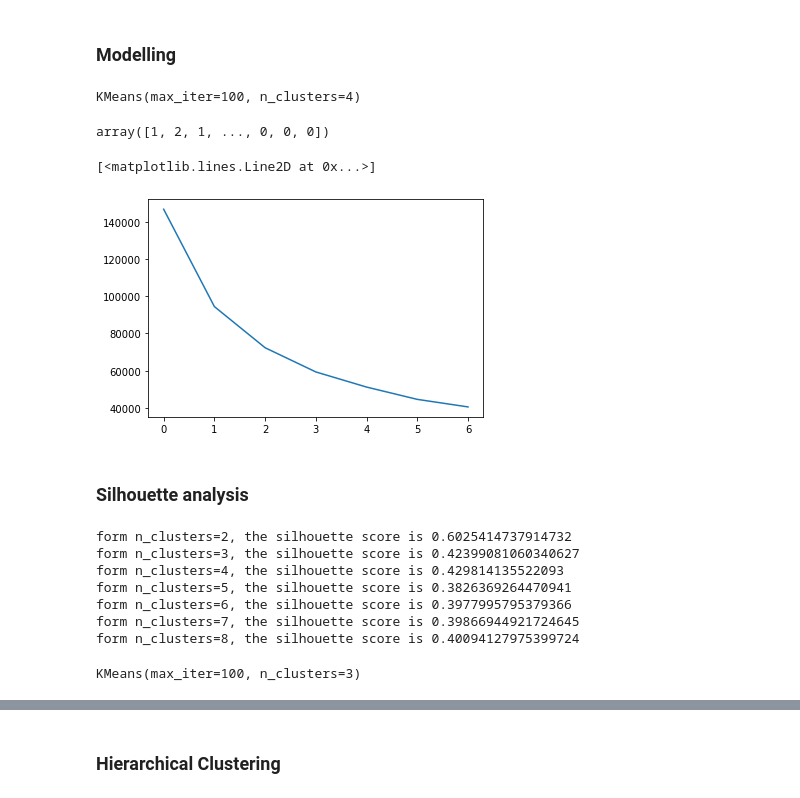
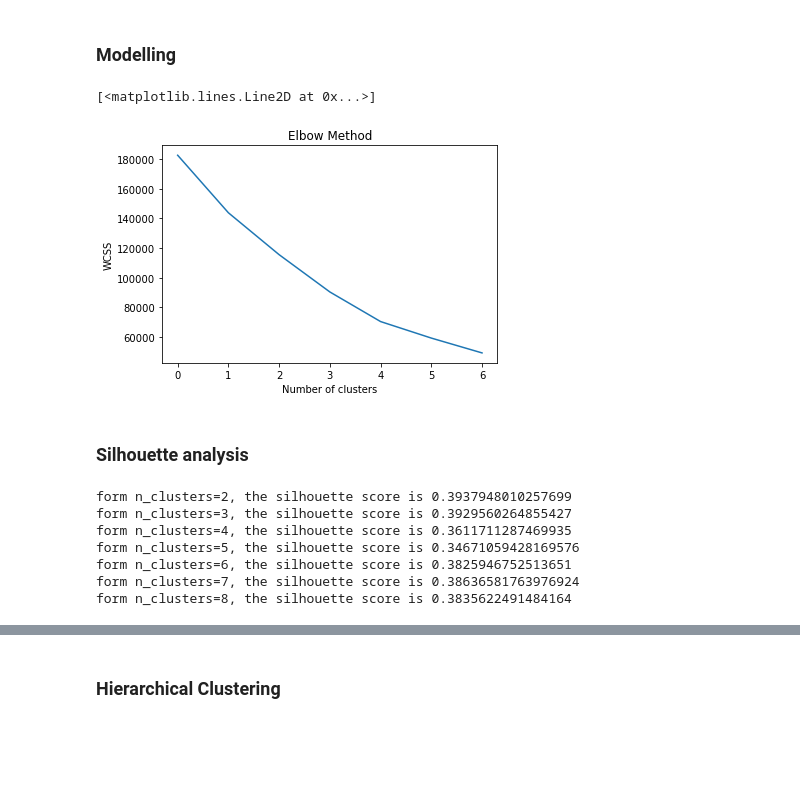
Before and after one commit to pm1596/Segmentation, a Jupyter notebook: ImpactCaseStudy - Clustering.ipynb, the cells around one changed output, grey strips where cells are left out. Drawn from its saved outputs; the diff is of its cells as text; code cells hidden in the pictures; blank space fills up the shorter version.

```diff
--- a/ImpactCaseStudy - Clustering.ipynb
+++ b/ImpactCaseStudy - Clustering.ipynb
@@ -500,21 +630,21 @@ grouped_df = grouped_df.rename(columns={'Lifetime Monetary': 'Lifetime_Monetary'
 # %%
 # removing (statistical) outliers
-Q1 = grouped_df.Lifetime_Monetary.quantile(0.05)
-Q3 = grouped_df.Lifetime_Monetary.quantile(0.95)
-IQR = Q3 - Q1
-grouped_df = grouped_df[(grouped_df.Lifetime_Monetary >= Q1 - 1.5*IQR) & (grouped_df.Lifetime_Monetary <= Q3 + 1.5*IQR)]
+#Q1 = grouped_df.Lifetime_Monetary.quantile(0.05)
+#Q3 = grouped_df.Lifetime_Monetary.quantile(0.95)
+#IQR = Q3 - Q1
+#grouped_df = grouped_df[(grouped_df.Lifetime_Monetary >= Q1 - 1.5*IQR) & (grouped_df.Lifetime_Monetary <= Q3 + 1.5*IQR)]
 # %%
 # outlier treatment for recency
-Q1 = grouped_df.Lifetime_Recency.quantile(0.05)
-Q3 = grouped_df.Lifetime_Recency.quantile(0.95)
-IQR = Q3 - Q1
-grouped_df = grouped_df[(grouped_df.Lifetime_Recency >= Q1 - 1.5*IQR) & (grouped_df.Lifetime_Recency <= Q3 + 1.5*IQR)]
+#Q1 = grouped_df.Lifetime_Recency.quantile(0.05)
+#Q3 = grouped_df.Lifetime_Recency.quantile(0.95)
+#IQR = Q3 - Q1
+#grouped_df = grouped_df[(grouped_df.Lifetime_Recency >= Q1 - 1.5*IQR) & (grouped_df.Lifetime_Recency <= Q3 + 1.5*IQR)]
 # %%
 # outlier treatment for frequency
-Q1 = grouped_df.Lifetime_Frequency.quantile(0.05)
-Q3 = grouped_df.Lifetime_Frequency.quantile(0.95)
-IQR = Q3 - Q1
-grouped_df = grouped_df[(grouped_df.Lifetime_Frequency >= Q1 - 1.5*IQR) & (grouped_df.Lifetime_Frequency <= Q3 + 1.5*IQR)]
+#Q1 = grouped_df.Lifetime_Frequency.quantile(0.25)
+#Q3 = grouped_df.Lifetime_Frequency.quantile(0.50)
+#IQR = Q3 - Q1
+#grouped_df = grouped_df[(grouped_df.Lifetime_Frequency >= Q1 - 1.5*IQR) & (grouped_df.Lifetime_Frequency <= Q3 + 1.5*IQR)]
 # %%
 import sklearn
 from sklearn.preprocessing import StandardScaler
@@ -545,29 +675,23 @@ rfm_df_scaled.head()
 # %% [markdown]
 ### Modelling
-# %%
-kmeans = KMeans(n_clusters=4,max_iter=100)
-kmeans.fit(rfm_df_scaled)
-# %% [output]
-KMeans(max_iter=100, n_clusters=4)
-# %%
-kmeans.labels_
-# %% [output]
-array([1, 2, 1, ..., 0, 0, 0])
 # %%
 #elbow curve
 
 ssd = []
 range_n_clusters = [2,3,4,5,6,7,8]
 for num_clusters in range_n_clusters:
-    kmeans = KMeans(n_clusters=num_clusters,max_iter=100)
+    kmeans = KMeans(n_clusters=num_clusters,init='k-means++', max_iter=300, n_init=10, random_state=0)
     kmeans.fit(rfm_df_scaled)
 
     ssd.append(kmeans.inertia_)
 
+plt.title('Elbow Method')
+plt.xlabel('Number of clusters')
+plt.ylabel('WCSS')
 plt.plot(ssd)
 # %% [output]
 [<matplotlib.lines.Line2D at 0x...>]
-[figure, old version]
+[figure, new version]
 # %% [markdown]
 ### Silhouette analysis
 # %%
@@ -575,7 +699,7 @@ range_n_clusters = [2,3,4,5,6,7,8]
 
 for num_clusters in range_n_clusters:
 
-    kmeans = KMeans(n_clusters=num_clusters,max_iter=100)
+    kmeans = KMeans(n_clusters=num_clusters,init='k-means++', max_iter=200, n_init=10, random_state=0)
     kmeans.fit(rfm_df_scaled)
 
     cluster_labels = kmeans.labels_
@@ -584,20 +708,18 @@ for num_clusters in range_n_clusters:
 
     print("form n_clusters={0}, the silhouette score is {1}".format(num_clusters,silhouette_avg))
 # %% [output]
-form n_clusters=2, the silhouette score is 0.6025414737914732
-form n_clusters=3, the silhouette score is 0.42399081060340627
-form n_clusters=4, the silhouette score is 0.429814135522093
-form n_clusters=5, the silhouette score is 0.3826369264470941
-form n_clusters=6, the silhouette score is 0.3977995795379366
-form n_clusters=7, the silhouette score is 0.39866944921724645
-form n_clusters=8, the silhouette score is 0.40094127975399724
+form n_clusters=2, the silhouette score is 0.3937948010257699
+form n_clusters=3, the silhouette score is 0.3929560264855427
+form n_clusters=4, the silhouette score is 0.3611711287469935
+form n_clusters=5, the silhouette score is 0.34671059428169576
+form n_clusters=6, the silhouette score is 0.3825946752513651
+form n_clusters=7, the silhouette score is 0.38636581763976924
+form n_clusters=8, the silhouette score is 0.3835622491484164
 # %%
 # final model with k = 3
 
-kmeans = KMeans(n_clusters=3,max_iter=100)
-kmeans.fit(rfm_df_scaled)
+kmeans = KMeans(n_clusters=4, init='k-means++', max_iter=300, n_init=10, random_state=0)
+pred_y = kmeans.fit_predict(rfm_df_scaled)
-# %% [output]
-KMeans(max_iter=100, n_clusters=3)
 # %%
 kmeans.labels_
 # %% [output]
```
Also changed, not shown: parts of 45 cells of this notebook.
